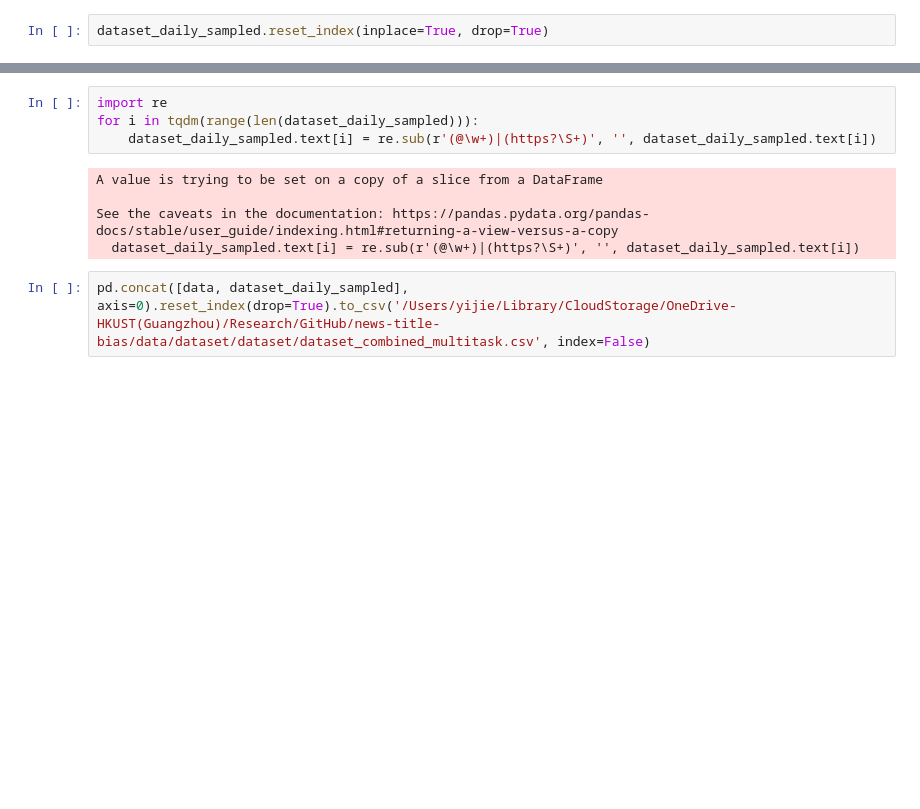
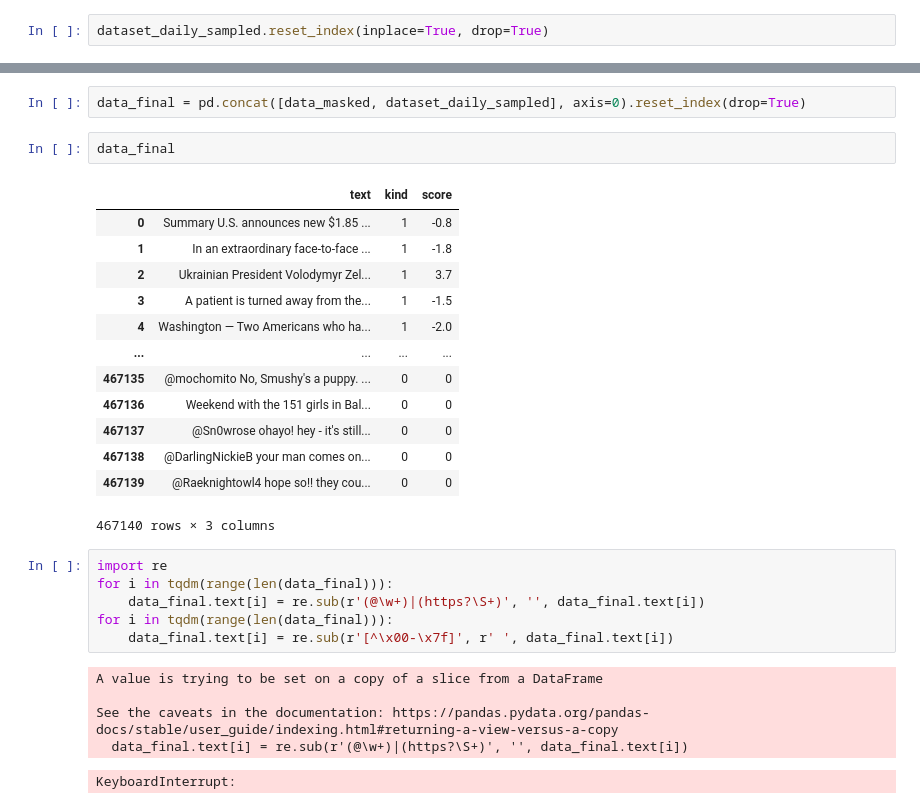
Before and after one commit to yeahjack/TwitterLeanAnalysis, a Jupyter notebook: notebooks/05.RelabelingNews/assignLabels.ipynb, the cells around one changed output, grey strips where cells are left out. Saved outputs shown, nothing was run; the diff lists cells and outputs as text; blank space fills up the shorter version.

```diff
--- a/notebooks/05.RelabelingNews/assignLabels.ipynb
+++ b/notebooks/05.RelabelingNews/assignLabels.ipynb
@@ -246,11 +267,30 @@ dataset_daily_sampled
+# %%
+data_final = pd.concat([data_masked, dataset_daily_sampled], axis=0).reset_index(drop=True)
+# %%
+data_final
+# %% [output]
+|  | text | kind | score |
+| 0 | Summary U.S. announces new $1.85 ... | 1 | -0.8 |
+| 1 | In an extraordinary face-to-face ... | 1 | -1.8 |
+| 2 | Ukrainian President Volodymyr Zel... | 1 | 3.7 |
+| 3 | A patient is turned away from the... | 1 | -1.5 |
+| 4 | Washington — Two Americans who ha... | 1 | -2.0 |
+| ... | ... | ... | ... |
+| 467135 | @mochomito No, Smushy's a puppy. ... | 0 | 0 |
+| 467136 | Weekend with the 151 girls in Bal... | 0 | 0 |
+| 467137 | @Sn0wrose ohayo! hey - it's still... | 0 | 0 |
+| 467138 | @DarlingNickieB your man comes on... | 0 | 0 |
+| 467139 | @Raeknightowl4 hope so!! they cou... | 0 | 0 |
+467140 rows × 3 columns
 # %%
 import re
-for i in tqdm(range(len(dataset_daily_sampled))):
-    dataset_daily_sampled.text[i] = re.sub(r'(@\w+)|(https?\S+)', '', dataset_daily_sampled.text[i])
+for i in tqdm(range(len(data_final))):
+    data_final.text[i] = re.sub(r'(@\w+)|(https?\S+)', '', data_final.text[i])
+for i in tqdm(range(len(data_final))):
+    data_final.text[i] = re.sub(r'[^\x00-\x7f]', r' ', data_final.text[i])
 # %% [output]
 A value is trying to be set on a copy of a slice from a DataFrame
 
 See the caveats in the documentation: https://pandas.pydata.org/pandas-docs/stable/user_guide/indexing.html#returning-a-view-versus-a-copy
-  dataset_daily_sampled.text[i] = re.sub(r'(@\w+)|(https?\S+)', '', dataset_daily_sampled.text[i])
+  data_final.text[i] = re.sub(r'(@\w+)|(https?\S+)', '', data_final.text[i])
+KeyboardInterrupt:
-# %%
-pd.concat([data, dataset_daily_sampled], axis=0).reset_index(drop=True).to_csv('/Users/yijie/Library/CloudStorage/OneDrive-HKUST(Guangzhou)/Research/GitHub/news-title-bias/data/dataset/dataset/dataset_combined_multitask.csv', index=False)
```
Also changed, not shown: parts of 62 cells of this notebook, 2 other files.
